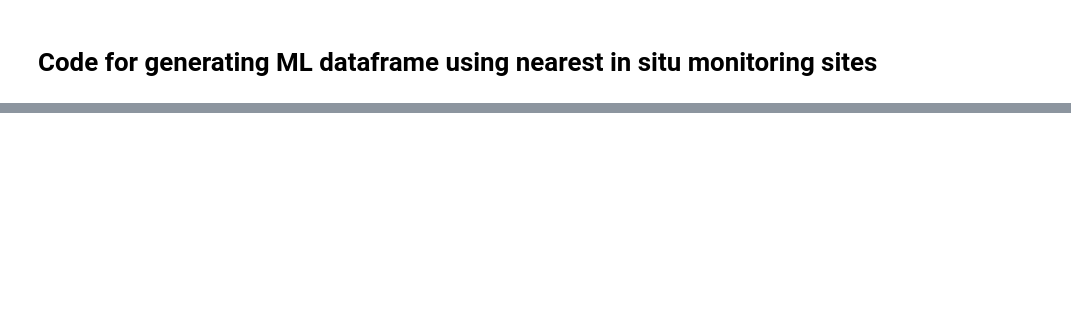
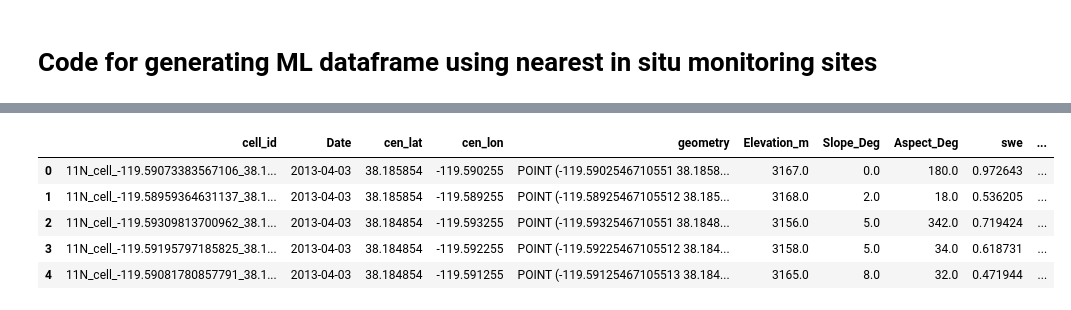
Before and after one commit to whitelightning450/SWEMLv2.0, a Jupyter notebook: Dataprocessing/DataProcessing_PipelineModularized.ipynb, the cells around one changed output, grey strips where cells are left out. Cells and saved outputs as stored; diff of their text form; code cells hidden in the pictures; blank space fills up the shorter version.

Commit message:
Connecting geospatial features to daily ASO obs and Snotel/CDEC obs

```diff
--- a/Dataprocessing/DataProcessing_PipelineModularized.ipynb
+++ b/Dataprocessing/DataProcessing_PipelineModularized.ipynb
@@ -387,0 +68,7 @@ print(os.cpu_count())
+# %%
+import Obs_to_DF
+region = "S_Sierras"
+output_res = 100
+
+#Connect nearest snotel observations with ASO data,
+finaldf = Obs_to_DF.Nearest_Snotel_2_obs(region, output_res, dropna = True)
@@ -387,0 +83,9 @@ print(os.cpu_count())
+# %%
+finaldf.head()
+# %% [output]
+|  | cell_id | Date | cen_lat | cen_lon | geometry | Elevation_m | Slope_Deg | Aspect_Deg | swe | ... |
+| 0 | 11N_cell_-119.59073383567106_38.1... | 2013-04-03 | 38.185854 | -119.590255 | POINT (-119.5902546710551 38.1858... | 3167.0 | 0.0 | 180.0 | 0.972643 | ... |
+| 1 | 11N_cell_-119.58959364631137_38.1... | 2013-04-03 | 38.185854 | -119.589255 | POINT (-119.58925467105512 38.185... | 3168.0 | 2.0 | 18.0 | 0.536205 | ... |
+| 2 | 11N_cell_-119.59309813700962_38.1... | 2013-04-03 | 38.184854 | -119.593255 | POINT (-119.5932546710551 38.1848... | 3156.0 | 5.0 | 342.0 | 0.719424 | ... |
+| 3 | 11N_cell_-119.59195797185825_38.1... | 2013-04-03 | 38.184854 | -119.592255 | POINT (-119.59225467105512 38.184... | 3158.0 | 5.0 | 34.0 | 0.618731 | ... |
+| 4 | 11N_cell_-119.59081780857791_38.1... | 2013-04-03 | 38.184854 | -119.591255 | POINT (-119.59125467105513 38.184... | 3165.0 | 8.0 | 32.0 | 0.471944 | ... |
```
Also changed, not shown: parts of 13 cells of this notebook, 2 other files.
